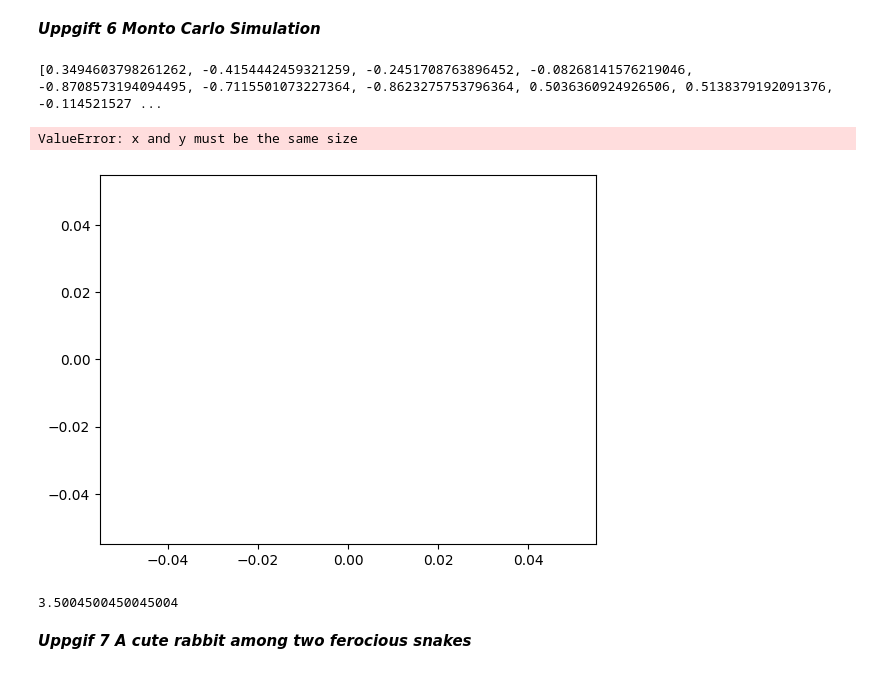
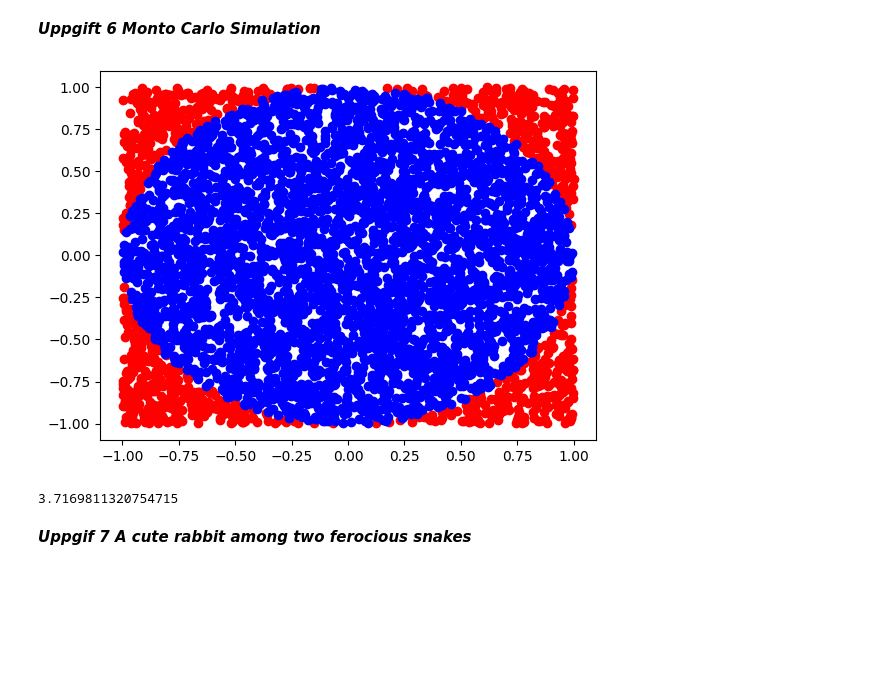
Before and after one commit to HanFredriksson/Python-programing-Hannes-Fredriksson, a Jupyter notebook: Exercises/Exercises-04.ipynb, the cells around one changed output. Drawn from its saved outputs; the diff is of its cells as text; code cells hidden in the pictures; blank space fills up the shorter version.

```diff
--- a/Exercises/Exercises-04.ipynb
+++ b/Exercises/Exercises-04.ipynb
@@ -124,31 +124,29 @@ Text(0, 0.5, 'Probability')
 # %%
 import numpy as np
 import random as rnd
 import matplotlib.pyplot as plt
 
 def euclidean(x=1, y=2):
     distans = np.sqrt(np.square(x)+np.square(y))
 
     if distans < 1:
         return True
     else:
         return False
 
 points_generator = [[rnd.uniform(-1.0, 1.0), rnd.uniform(-1.0, 1.0)] for simulations in range(5000)]
 
 euclidean_sort_blue_x = [xy[0] for xy in points_generator if euclidean(*xy)]
 euclidean_sort_blue_y = [xy[1] for xy in points_generator if euclidean(*xy)]
 
-euclidean_sort_red_x = [xy[0] for xy in points_generator if euclidean(*xy)]
-euclidean_sort_red_y = [xy[1] for xy in points_generator if euclidean(*xy)]
+euclidean_sort_red_x = [xy[0] for xy in points_generator if not euclidean(*xy)]
+euclidean_sort_red_y = [xy[1] for xy in points_generator if not euclidean(*xy)]
 
 plt.scatter(euclidean_sort_red_x, euclidean_sort_red_y, c= "red")
 plt.scatter(euclidean_sort_blue_x, euclidean_sort_blue_y, c= "blue")
 plt.show()
 # %% [output]
-[0.3494603798261262, -0.4154442459321259, -0.2451708763896452, -0.08268141576219046, -0.8708573194094495, -0.7115501073227364, -0.8623275753796364, 0.5036360924926506, 0.5138379192091376, -0.114521527 ...
-ValueError: x and y must be the same size
-[figure, old version]
+[figure, new version]
 # %%
 import numpy as np
 import random as rnd
@@ -164,19 +162,14 @@ def euclidean(x=1, y=2):
 
 points_generator = [[rnd.uniform(-1.0, 1.0), rnd.uniform(-1.0, 1.0)] for simulations in range(5000)]
 
-euclidean_sort_blue = []
-euclidean_sort_red = []
+euclidean_sort_blue = [xy for xy in points_generator if euclidean(*xy)]
+euclidean_sort_red = [xy for xy in points_generator if not euclidean(*xy)]
 
-for xy in points_generator:
-    if euclidean(*xy):
-        euclidean_sort_blue.append(xy)
+convergence =  len(euclidean_sort_blue) / len(euclidean_sort_red)
 
-    else:
-        euclidean_sort_red.append(xy)
-
-print(len(euclidean_sort_blue)/len(euclidean_sort_red))
+print(convergence)
 # %% [output]
-3.5004500450045004
+3.7169811320754715
 # %% [markdown]
 ***Uppgif 7 A cute rabbit among two ferocious snakes***
 # %% [markdown]
```
Also changed, not shown: parts of 1 cell of this notebook.
